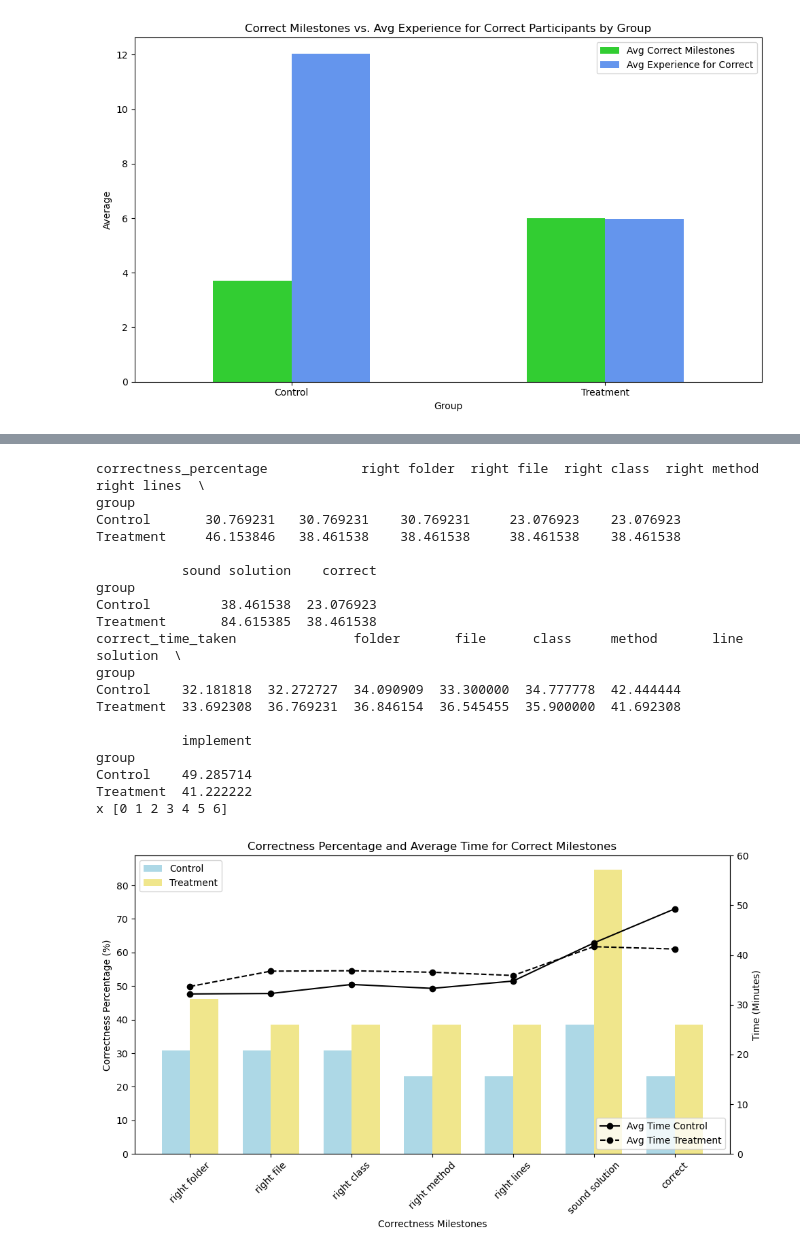
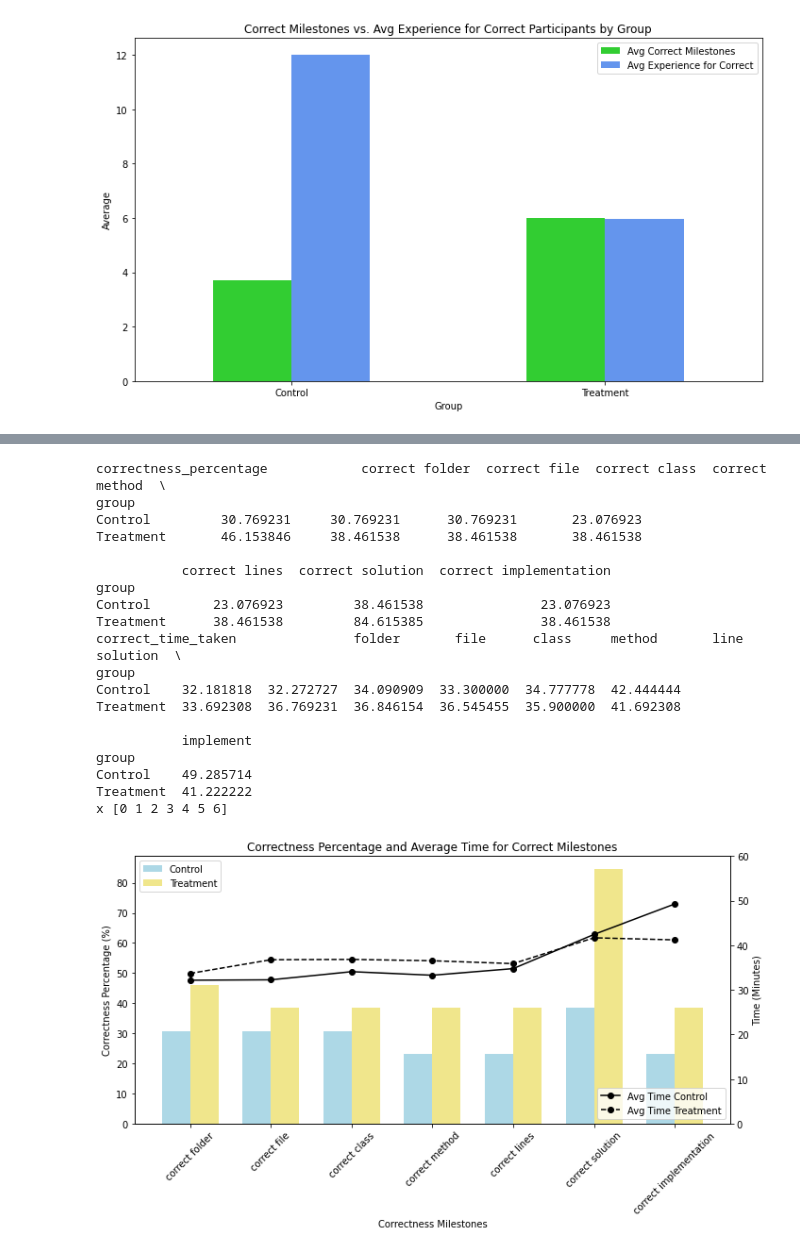
Before and after one commit to JoeyV55/SkillsLabelingExperiment, a Jupyter notebook: plots-Final.ipynb, the cells around one changed output, grey strips where cells are left out. Saved outputs shown, nothing was run; the diff lists cells and outputs as text; code cells hidden in the pictures.

```diff
--- a/plots-Final.ipynb
+++ b/plots-Final.ipynb
@@ -258,0 +222,13 @@ Treatment  35.900000  41.692308  41.222222
+# %%
+import matplotlib.pyplot as plt
+import numpy as np
+
+# Define the correctness columns
+correctness_columns = ['correct folder', 'correct file', 'correct class', 'correct method', 'correct lines', 'correct solution', 'correct implementation']
+time_columns = ['folder', 'file', 'class', 'method', 'line', 'solution', 'implement']
+
+df.rename(columns={'right folder' : 'correct folder', 'right file' : 'correct file', 'right class' : 'correct class',
+                   'right method' : 'correct method', 'right lines' : 'correct lines', 'right solution' : 'correct solution',
+                   'correct': 'correct implementation', 'sound solution': 'correct solution'}, inplace=True)
+
+df.head()
@@ -259,11 +243,4 @@ Treatment  35.900000  41.692308  41.222222
 # %%
-import matplotlib.pyplot as plt
-import numpy as np
-
-# Define the correctness columns
-correctness_columns = ['right folder', 'right file', 'right class', 'right method', 'right lines', 'sound solution', 'correct']
-time_columns = ['folder', 'file', 'class', 'method', 'line', 'solution', 'implement']
-
 # Calculate the average correctness percentage for each group
 correctness_percentage = df.groupby('group')[correctness_columns].apply(lambda x: (x == 'y').mean() * 100)
 
@@ -295,37 +272,37 @@ ax2.set_ylabel('Time (Minutes)')
 ax1.set_title('Correctness Percentage and Average Time for Correct Milestones')
 ax1.set_xticks(x)
 ax1.set_xticklabels(milestones, rotation=45)
 
 # Legends
 ax1.legend(loc='upper left')
 ax2.legend(loc='lower right')
 ax2.set_ylim(0, 60)
 plt.tight_layout()
 
 # Save the plot as PNG and PDF
 plt.savefig('./figures/correctness_percentage_time_by_group.png', format='png')
 plt.savefig('./figures/correctness_percentage_time_by_group.pdf', format='pdf')
 
 # Show the plot
 plt.show()
 # %% [output]
-correctness_percentage            right folder  right file  right class  right method  right lines  \
+correctness_percentage            correct folder  correct file  correct class  correct method  \
 group
-Control       30.769231   30.769231    30.769231     23.076923    23.076923
-Treatment     46.153846   38.461538    38.461538     38.461538    38.461538
+Control         30.769231     30.769231      30.769231       23.076923
+Treatment       46.153846     38.461538      38.461538       38.461538
 
-           sound solution    correct
+           correct lines  correct solution  correct implementation
 group
-Control         38.461538  23.076923
-Treatment       84.615385  38.461538
+Control        23.076923         38.461538               23.076923
+Treatment      38.461538         84.615385               38.461538
 correct_time_taken               folder       file      class     method       line   solution  \
 group
 Control    32.181818  32.272727  34.090909  33.300000  34.777778  42.444444
 Treatment  33.692308  36.769231  36.846154  36.545455  35.900000  41.692308
 
            implement
 group
 Control    49.285714
 Treatment  41.222222
 x [0 1 2 3 4 5 6]
-[figure, old version]
+[figure, new version]
```
Also changed, not shown: parts of 7 cells of this notebook, 17 other files.
